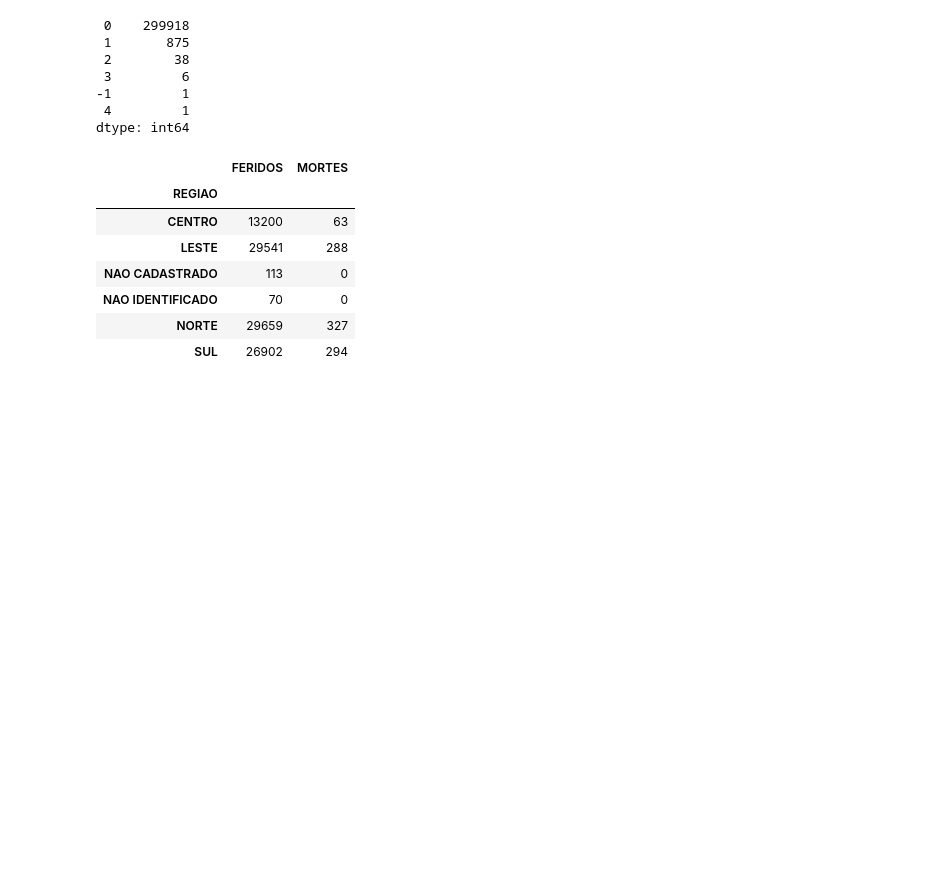
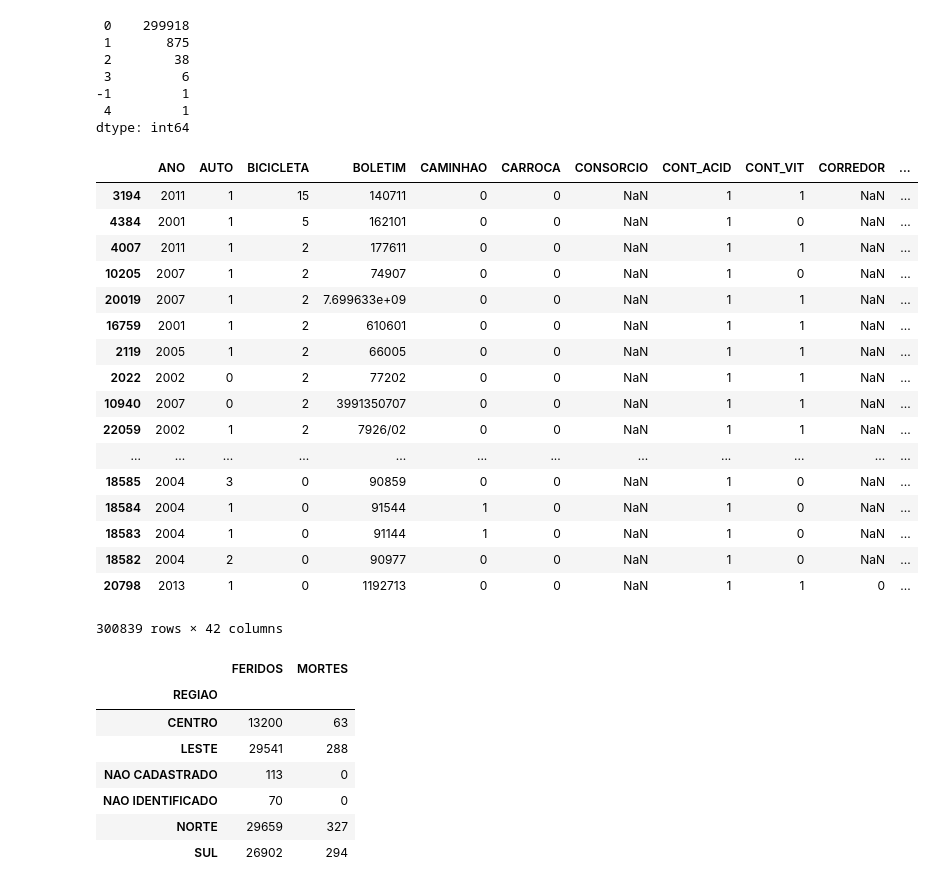
Before and after one commit to jbochi/python-data-science, a Jupyter notebook: data science.ipynb, the cells around one changed output. Cells and saved outputs as stored; diff of their text form; code cells hidden in the pictures; blank space fills up the shorter version.

```diff
--- a/data science.ipynb
+++ b/data science.ipynb
@@ -157,6 +158,27 @@ df["MORTES"].value_counts()
 -1         1
  4         1
 dtype: int64
+# %%
+df.sort(["BICICLETA"], ascending=False)
+# %% [output]
+|  | ANO | AUTO | BICICLETA | BOLETIM | CAMINHAO | CARROCA | CONSORCIO | CONT_ACID | CONT_VIT | CORREDOR | ... |
+| 3194 | 2011 | 1 | 15 | 140711 | 0 | 0 | NaN | 1 | 1 | NaN | ... |
+| 4384 | 2001 | 1 | 5 | 162101 | 0 | 0 | NaN | 1 | 0 | NaN | ... |
+| 4007 | 2011 | 1 | 2 | 177611 | 0 | 0 | NaN | 1 | 1 | NaN | ... |
+| 10205 | 2007 | 1 | 2 | 74907 | 0 | 0 | NaN | 1 | 0 | NaN | ... |
+| 20019 | 2007 | 1 | 2 | 7.699633e+09 | 0 | 0 | NaN | 1 | 1 | NaN | ... |
+| 16759 | 2001 | 1 | 2 | 610601 | 0 | 0 | NaN | 1 | 1 | NaN | ... |
+| 2119 | 2005 | 1 | 2 | 66005 | 0 | 0 | NaN | 1 | 1 | NaN | ... |
+| 2022 | 2002 | 0 | 2 | 77202 | 0 | 0 | NaN | 1 | 1 | NaN | ... |
+| 10940 | 2007 | 0 | 2 | 3991350707 | 0 | 0 | NaN | 1 | 1 | NaN | ... |
+| 22059 | 2002 | 1 | 2 | 7926/02 | 0 | 0 | NaN | 1 | 1 | NaN | ... |
+| ... | ... | ... | ... | ... | ... | ... | ... | ... | ... | ... | ... |
+| 18585 | 2004 | 3 | 0 | 90859 | 0 | 0 | NaN | 1 | 0 | NaN | ... |
+| 18584 | 2004 | 1 | 0 | 91544 | 1 | 0 | NaN | 1 | 0 | NaN | ... |
+| 18583 | 2004 | 1 | 0 | 91144 | 1 | 0 | NaN | 1 | 0 | NaN | ... |
+| 18582 | 2004 | 2 | 0 | 90977 | 0 | 0 | NaN | 1 | 0 | NaN | ... |
+| 20798 | 2013 | 1 | 0 | 1192713 | 0 | 0 | NaN | 1 | 1 | 0 | ... |
+300839 rows × 42 columns
 # %%
 # Agrupamento por região
 df.groupby("REGIAO")["FERIDOS", "MORTES"].sum()
```
Also changed, not shown: parts of 18 cells of this notebook.
